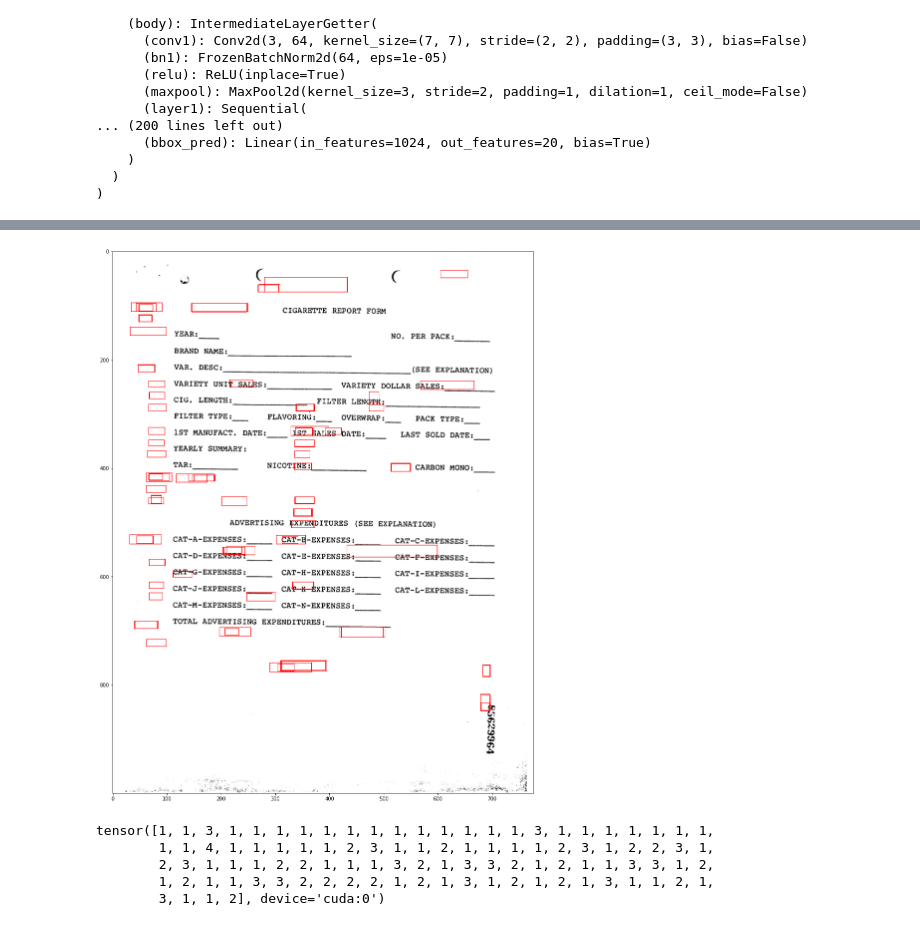
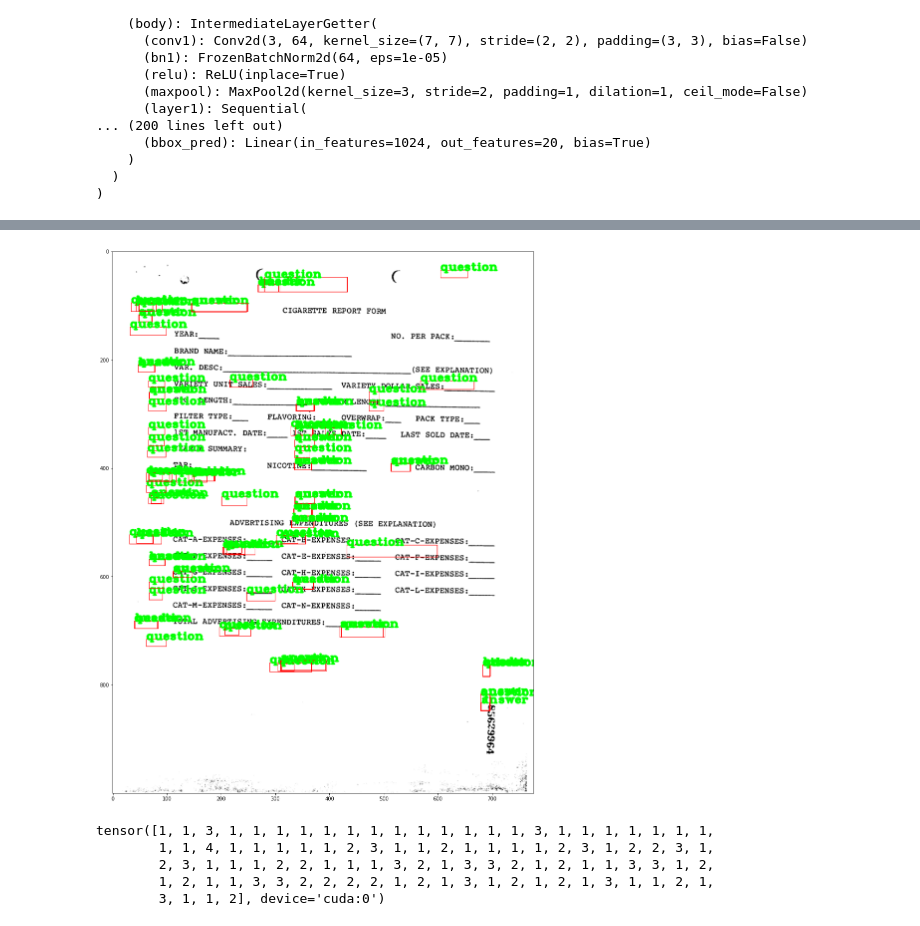
Before and after one commit to Ashwin-Pokharel/CS499_final, a Jupyter notebook: final_project_prediction.ipynb, the cells around one changed output, grey strips where cells are left out. Saved outputs shown, nothing was run; the diff lists cells and outputs as text; code cells hidden in the pictures.

```diff
--- a/final_project_prediction.ipynb
+++ b/final_project_prediction.ipynb
@@ -52,7 +52,7 @@ model = torchvision.models.detection.fasterrcnn_resnet50_fpn(pretrained=False)
 in_features = model.roi_heads.box_predictor.cls_score.in_features
 model.roi_heads.box_predictor = FastRCNNPredictor(in_features , 5)
 model.to(device)
-model.load_state_dict(torch.load('./model_sgd_resnet50_pretrained.pt'))
+model.load_state_dict(torch.load('./model_sgd_resnet50_pretrained.pt', map_location=torch.device('cpu')))
 model.eval()
 # %% [output]
 FasterRCNN(
@@ -106,15 +106,18 @@ torch.Size([3, 1, 1000, 771])
 # %%
 test_img = cv2.imread("noisy_documents_dataset/testing_data/images/85629964.png" , cv2.IMREAD_COLOR)
 label_list = ["question", "answer" , "header", "other"]
+counter = 0
 for box in boxes:
     cv2.rectangle(test_img , (box[0] , box[1]) , (box[2] , box[3]) , (255 , 0 , 0))
+    cv2.putText(test_img, label_list[output[0]['labels'][counter]-1] , (box[0], box[1]) , cv2.FONT_HERSHEY_COMPLEX_SMALL , 1 , (0 , 255 , 0) , 1 , cv2.LINE_AA)
+    counter += 1
 
 
 plt.figure(figsize=(20 , 20))
 plt.imshow(test_img)
 plt.show()
 # %% [output]
-[figure, old version]
+[figure, new version]
 # %%
 print(output[0]['labels'])
 # %% [output]
```
Also changed, not shown: parts of 1 cell of this notebook, 1 other file.
